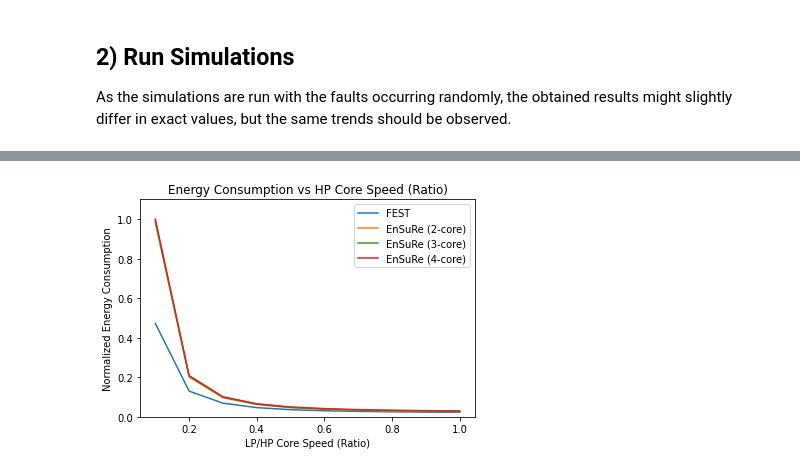
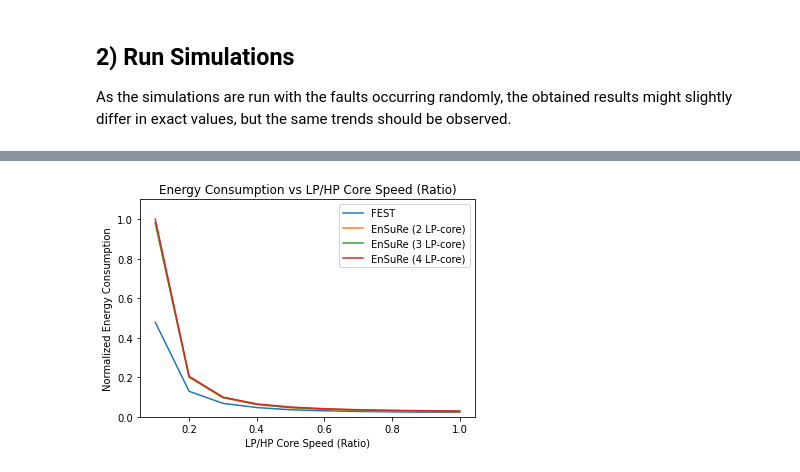
Before and after one commit to amin-kian/FT-RT-Scheduling-with-RL, a Jupyter notebook: FEST and EnSuRe Simulation.ipynb, the cells around one changed output, grey strips where cells are left out. Saved outputs shown, nothing was run; the diff lists cells and outputs as text; code cells hidden in the pictures.

Commit message:
Updated plots for the 4 independent variables studied

```diff
--- a/FEST and EnSuRe Simulation.ipynb
+++ b/FEST and EnSuRe Simulation.ipynb
@@ -280,22 +378,22 @@ print(results_norm)
 # %%
 # 4. Plot graph
 
-plt.title('Energy Consumption vs HP Core Speed (Ratio)')
+plt.title('Energy Consumption vs LP/HP Core Speed (Ratio)')
 plt.xlabel('LP/HP Core Speed (Ratio)')
 plt.ylabel('Normalized Energy Consumption')
 
 plt.ylim([0.0, 1.1])
 
 plt.plot(lp_hp_ratios, results_norm[0], label='FEST')
-plt.plot(lp_hp_ratios, results_norm[1], label='EnSuRe (2-core)')
-plt.plot(lp_hp_ratios, results_norm[2], label='EnSuRe (3-core)')
-plt.plot(lp_hp_ratios, results_norm[3], label='EnSuRe (4-core)')
+plt.plot(lp_hp_ratios, results_norm[1], label='EnSuRe (2 LP-core)')
+plt.plot(lp_hp_ratios, results_norm[2], label='EnSuRe (3 LP-core)')
+plt.plot(lp_hp_ratios, results_norm[3], label='EnSuRe (4 LP-core)')
 
 plt.legend()
 
 plt.show()
 # %% [output]
-[figure, old version]
+[figure, new version]
 # %%
 # Plot Backup Core Active Duration vs LP/HP Core Speed
 
```
Also changed, not shown: parts of 19 cells of this notebook.
